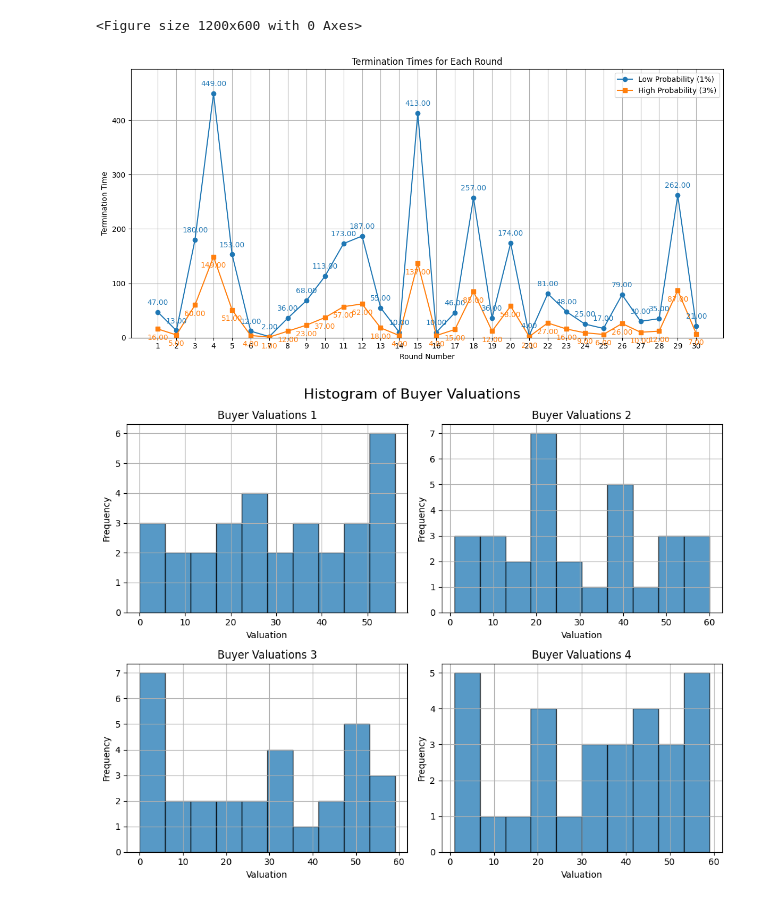
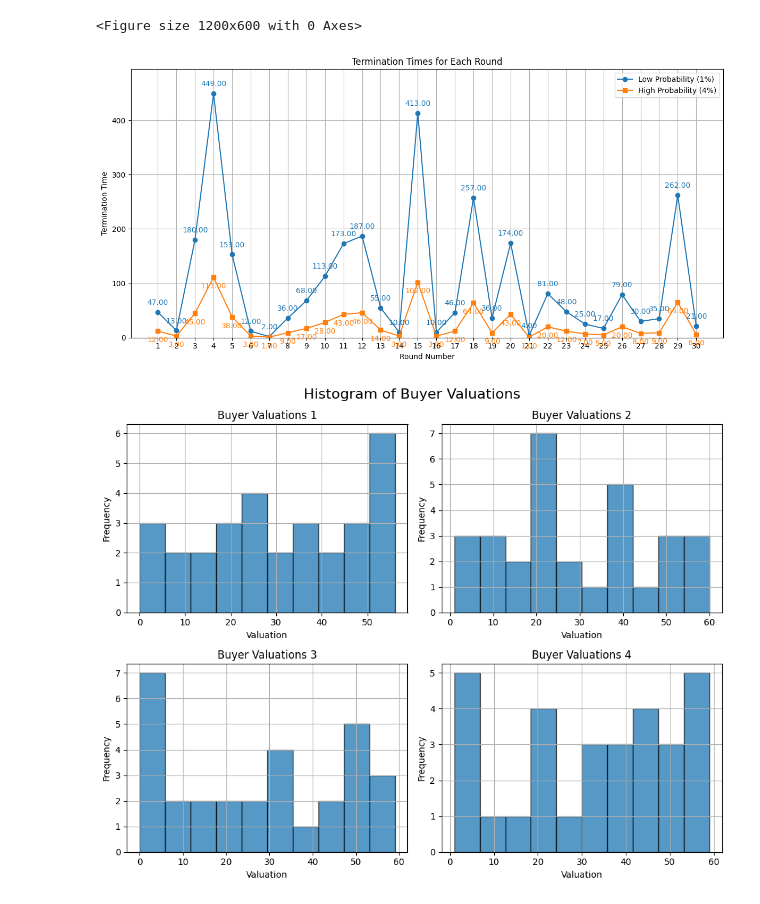
Before and after one commit to NicolasRoever/bargaining_experiment, a Jupyter notebook: randomization_values.ipynb, the cells around one changed output. Saved outputs shown, nothing was run; the diff lists cells and outputs as text; code cells hidden in the pictures.

```diff
--- a/randomization_values.ipynb
+++ b/randomization_values.ipynb
@@ -16,7 +16,7 @@ import os
 current_dir = Path(os.getcwd())
 # %%
 termination_times_low_prob = draw_termination_times(number_of_rounds=30, probability_of_termination=0.01)
-termination_times_high_prob = draw_termination_times(number_of_rounds=30, probability_of_termination=0.03)
+termination_times_high_prob = draw_termination_times(number_of_rounds=30, probability_of_termination=0.04)
 plt.figure(figsize=(12, 6))
 # %% [output]
 <Figure size 1200x600 with 0 Axes>
@@ -24,23 +24,23 @@ plt.figure(figsize=(12, 6))
 # %%
 plt.figure(figsize=(12, 6))
 plt.plot(range(1, len(termination_times_low_prob) + 1), termination_times_low_prob, marker='o', label='Low Probability (1%)')
-plt.plot(range(1, len(termination_times_high_prob) + 1), termination_times_high_prob, marker='s', label='High Probability (3%)')
+plt.plot(range(1, len(termination_times_high_prob) + 1), termination_times_high_prob, marker='s', label='High Probability (4%)')
 plt.title('Termination Times for Each Round')
 plt.xlabel('Round Number')
 plt.ylabel('Termination Time')
 plt.grid(True)
 plt.xticks(range(1, len(termination_times_low_prob) + 1))
 plt.ylim(0, max(max(termination_times_low_prob), max(termination_times_high_prob)) * 1.1)
 
 for i, (txt_low, txt_high) in enumerate(zip(termination_times_low_prob, termination_times_high_prob)):
     plt.annotate(f'{txt_low:.2f}', (i + 1, txt_low), textcoords="offset points", xytext=(0,10), ha='center', color='C0')
     plt.annotate(f'{txt_high:.2f}', (i + 1, txt_high), textcoords="offset points", xytext=(0,-15), ha='center', color='C1')
 
 plt.legend()
 plt.tight_layout()
 plt.show()
 # %% [output]
-[figure, old version]
+[figure, new version]
 # %%
 with open(current_dir / "bargain_live" / "randomization_values" / f"termination_times_low_prob.pkl", "wb") as pickle_file:
     pickle.dump(termination_times_low_prob, pickle_file)
```
Also changed, not shown: 7 other files.
